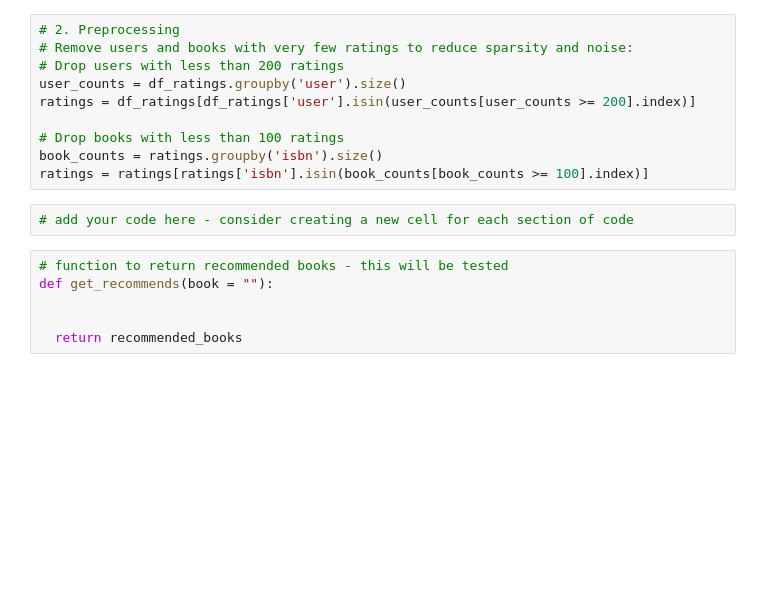
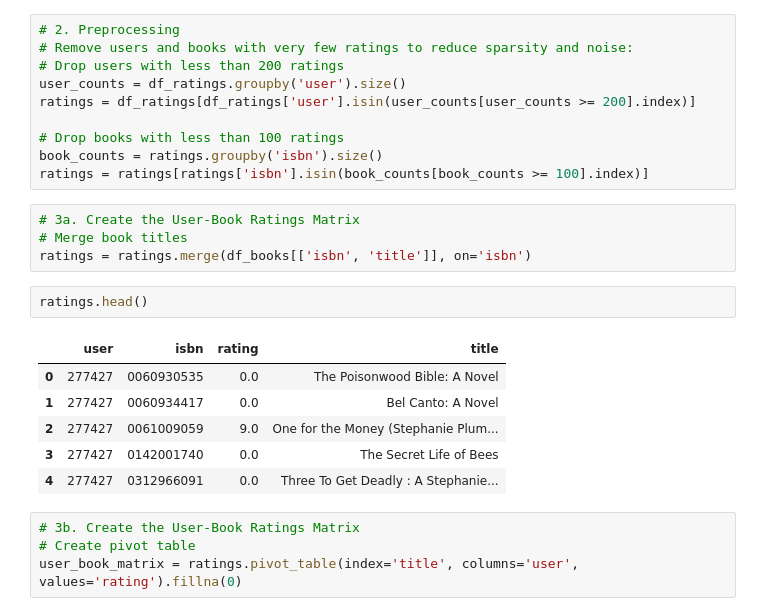
Before and after one commit to mbilalnust/book_recommendation_nearest_neighbor, a Jupyter notebook: fcc_book_recommendation_knn.ipynb, the cells around one changed output. Cells and saved outputs as stored; diff of their text form; blank space fills up the shorter version.

```diff
--- a/fcc_book_recommendation_knn.ipynb
+++ b/fcc_book_recommendation_knn.ipynb
@@ -78,11 +78,20 @@ ratings = df_ratings[df_ratings['user'].isin(user_counts[user_counts >= 200].ind
 # Drop books with less than 100 ratings
 book_counts = ratings.groupby('isbn').size()
 ratings = ratings[ratings['isbn'].isin(book_counts[book_counts >= 100].index)]
-# %%
-# add your code here - consider creating a new cell for each section of code
-# %%
-# function to return recommended books - this will be tested
-def get_recommends(book = ""):
-
-
-  return recommended_books
+# %%
+# 3a. Create the User-Book Ratings Matrix
+# Merge book titles
+ratings = ratings.merge(df_books[['isbn', 'title']], on='isbn')
+# %%
+ratings.head()
+# %% [output]
+|  | user | isbn | rating | title |
+| 0 | 277427 | 0060930535 | 0.0 | The Poisonwood Bible: A Novel |
+| 1 | 277427 | 0060934417 | 0.0 | Bel Canto: A Novel |
+| 2 | 277427 | 0061009059 | 9.0 | One for the Money (Stephanie Plum... |
+| 3 | 277427 | 0142001740 | 0.0 | The Secret Life of Bees |
+| 4 | 277427 | 0312966091 | 0.0 | Three To Get Deadly : A Stephanie... |
+# %%
+# 3b. Create the User-Book Ratings Matrix
+# Create pivot table
+user_book_matrix = ratings.pivot_table(index='title', columns='user', values='rating').fillna(0)
```
Also changed, not shown: parts of 4 cells of this notebook.
